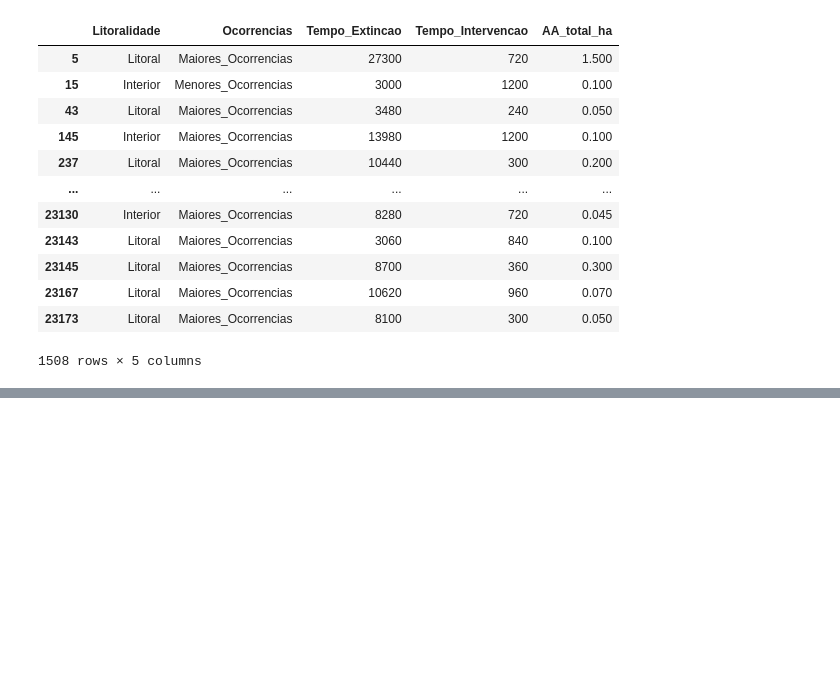
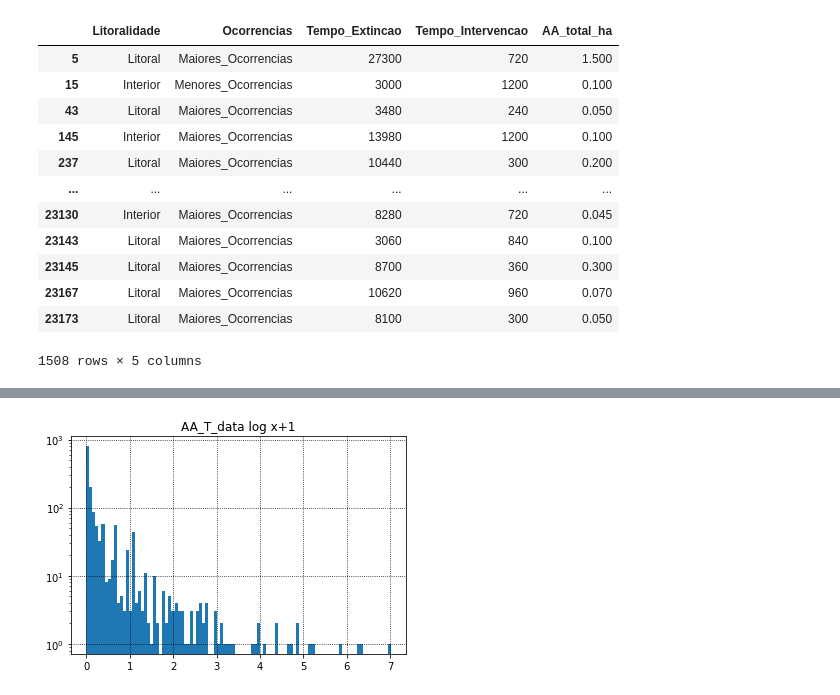
Before and after one commit to VascoBartolo/FCED_project, a Jupyter notebook: Trabalho_FSDE_stats_CT_VB/WildFires-Statistical_Investigation_CT_VB.ipynb, the cells around one changed output, grey strips where cells are left out. Saved outputs shown, nothing was run; the diff lists cells and outputs as text; code cells hidden in the pictures; blank space fills up the shorter version.

```diff
--- a/Trabalho_FSDE_stats_CT_VB/WildFires-Statistical_Investigation_CT_VB.ipynb
+++ b/Trabalho_FSDE_stats_CT_VB/WildFires-Statistical_Investigation_CT_VB.ipynb
@@ -281,0 +312,14 @@ c =
+# %%
+# Adjusting data for log in AA_total histogram
+
+log_reacendimentos_slim = reacendimentos_slim.copy()
+log_reacendimentos_slim['log_AA'] = np.log1p(reacendimentos_slim['AA_total_ha'])
+e = log_reacendimentos_slim['log_AA'].hist(bins = 100)
+
+matplotlib.pyplot.grid(color='black', linestyle=':')
+matplotlib.pyplot.title('AA_T_data log x+1')
+# matplotlib.axes.Axes.set_xticks(np.arange(0, 11, 0.5))
+
+matplotlib.pyplot.yscale('log')
+# %% [output]
+[figure, added]
```
Also changed, not shown: parts of 53 cells of this notebook.
